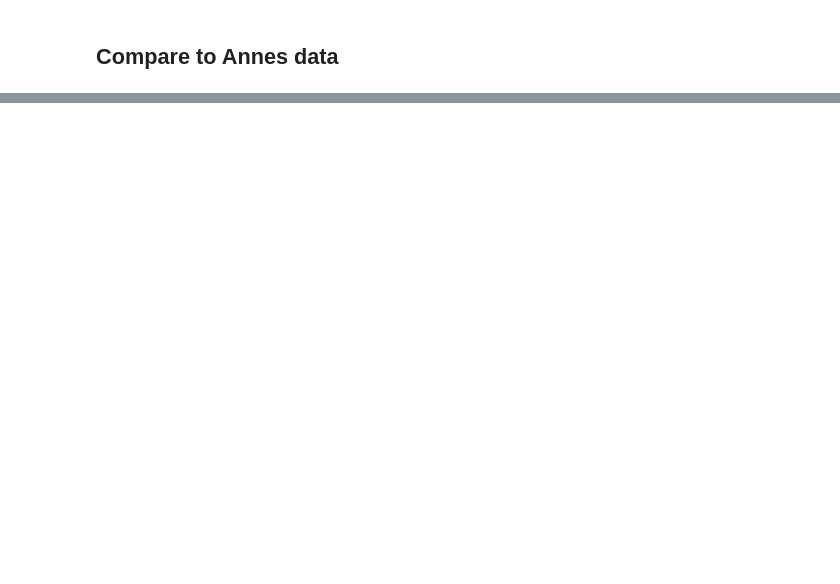
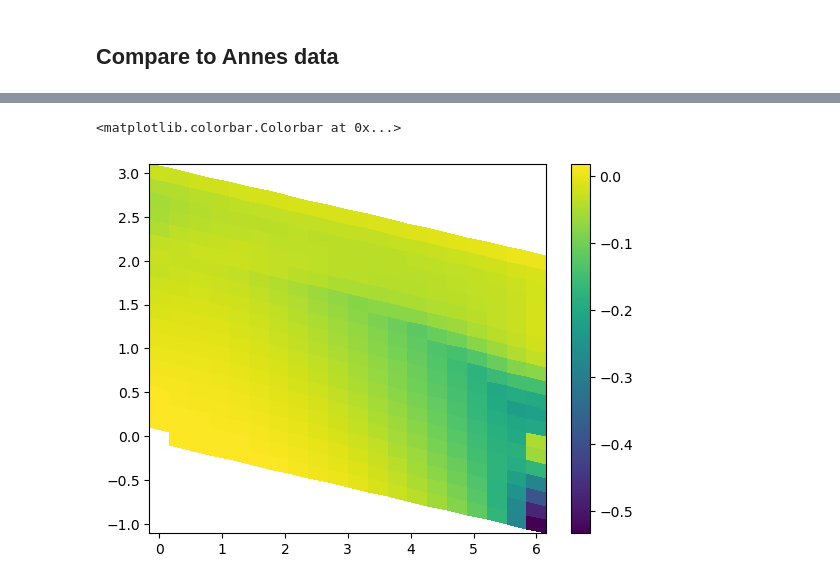
Before and after one commit to lannika-ut/ScientificPractice, a Jupyter notebook: FiniteElements/transient_clean.ipynb, the cells around one changed output, grey strips where cells are left out. Drawn from its saved outputs; the diff is of its cells as text; code cells hidden in the pictures; blank space fills up the shorter version.

```diff
--- a/FiniteElements/transient_clean.ipynb
+++ b/FiniteElements/transient_clean.ipynb
@@ -270,0 +281,6 @@ cbar2.set_label("h_tot [m]")
+# %%
+p = plt.pcolormesh(x_grid, z_grid, anne_h_tot - h_tot)
+plt.colorbar(p)
+# %% [output]
+<matplotlib.colorbar.Colorbar at 0x...>
+[figure, added]
```
Also changed, not shown: parts of 13 cells of this notebook, 13 other files.
